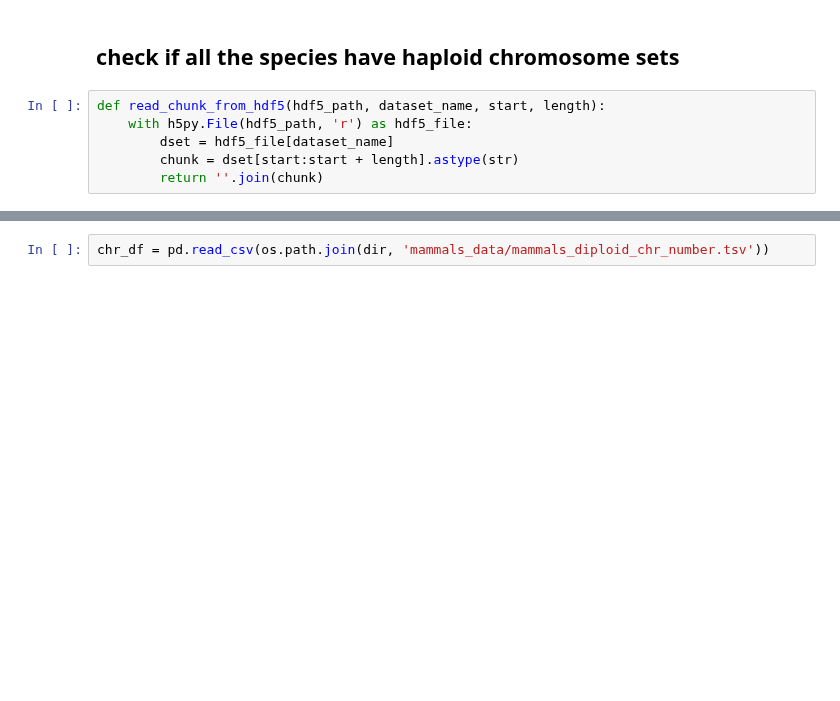
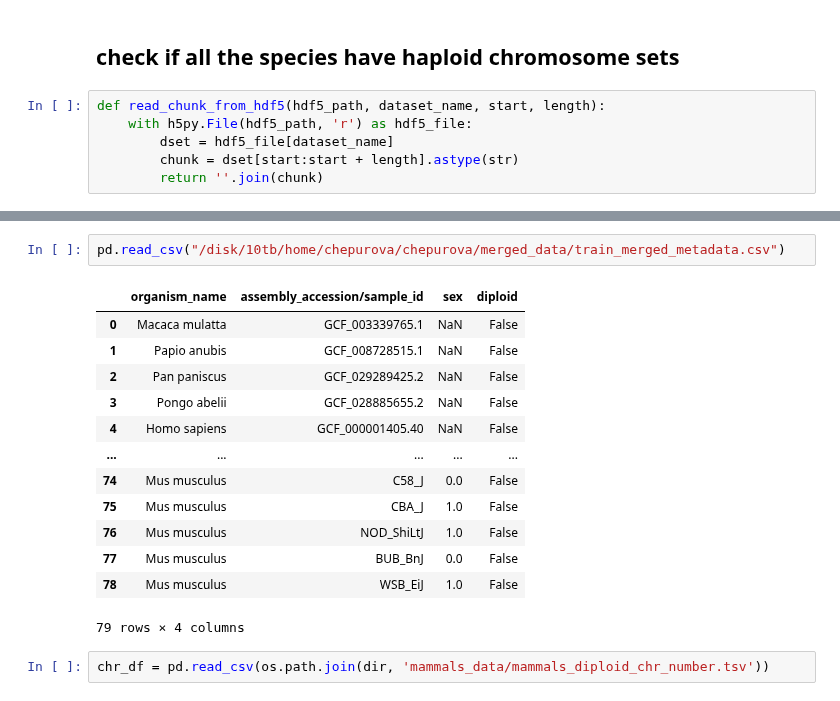
Before and after one commit to AIRI-Institute/GENA_LM, a Jupyter notebook: downstream_tasks/gender_classification/merge_and_check_mammals_dataset.ipynb, the cells around one changed output, grey strips where cells are left out. Saved outputs shown, nothing was run; the diff lists cells and outputs as text; blank space fills up the shorter version.

```diff
--- a/downstream_tasks/gender_classification/merge_and_check_mammals_dataset.ipynb
+++ b/downstream_tasks/gender_classification/merge_and_check_mammals_dataset.ipynb
@@ -72,3 +95,19 @@ def read_chunk_from_hdf5(hdf5_path, dataset_name, start, length):
+# %%
+pd.read_csv("/disk/10tb/home/chepurova/chepurova/merged_data/train_merged_metadata.csv")
+# %% [output]
+|  | organism_name | assembly_accession/sample_id | sex | diploid |
+| 0 | Macaca mulatta | GCF_003339765.1 | NaN | False |
+| 1 | Papio anubis | GCF_008728515.1 | NaN | False |
+| 2 | Pan paniscus | GCF_029289425.2 | NaN | False |
+| 3 | Pongo abelii | GCF_028885655.2 | NaN | False |
+| 4 | Homo sapiens | GCF_000001405.40 | NaN | False |
+| ... | ... | ... | ... | ... |
+| 74 | Mus musculus | C58_J | 0.0 | False |
+| 75 | Mus musculus | CBA_J | 1.0 | False |
+| 76 | Mus musculus | NOD_ShiLtJ | 1.0 | False |
+| 77 | Mus musculus | BUB_BnJ | 0.0 | False |
+| 78 | Mus musculus | WSB_EiJ | 1.0 | False |
+79 rows × 4 columns
 # %%
 chr_df = pd.read_csv(os.path.join(dir, 'mammals_data/mammals_diploid_chr_number.tsv'))
 # %%
```
Also changed, not shown: parts of 12 cells of this notebook, 29 other files.
